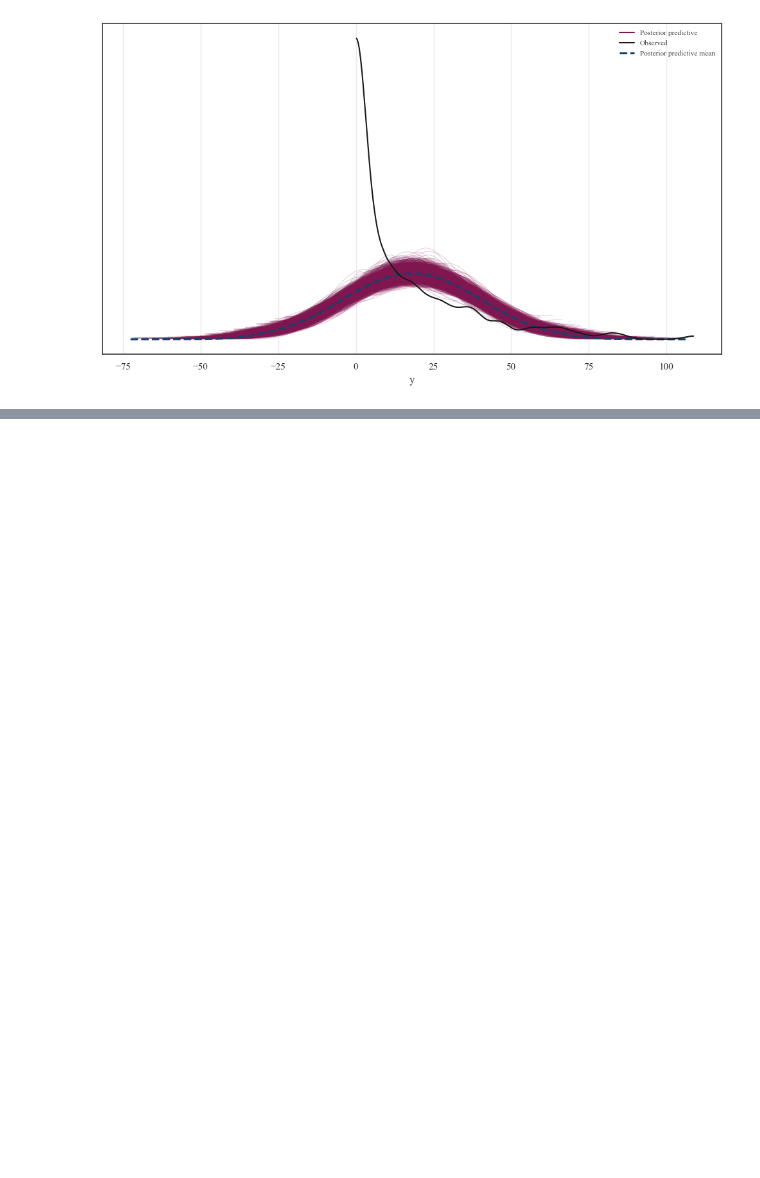
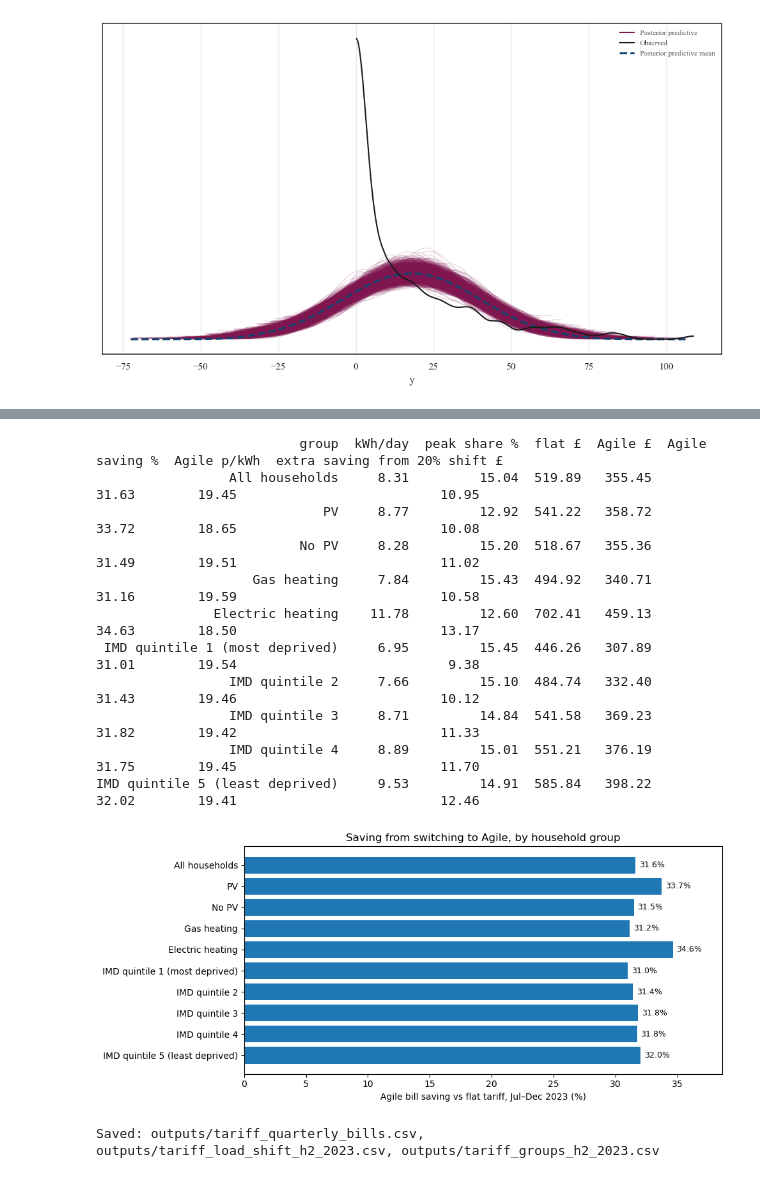
Before and after one commit to joshi-akanksha/Equitable-Energy-Load-Modeling, a Jupyter notebook: TariffSimulation.ipynb, the cells around one changed output, grey strips where cells are left out. Drawn from its saved outputs; the diff is of its cells as text; code cells hidden in the pictures; blank space fills up the shorter version.

```diff
--- a/TariffSimulation.ipynb
+++ b/TariffSimulation.ipynb
@@ -2575,0 +2719,57 @@ if __name__ == "__main__":
+# %%
+# Who benefits? The same comparison for household groups (Jul–Dec 2023, same region C prices for everyone)
+# SERL gives weekday/weekend profiles only for the whole sample, so every group here uses its "both" profile.
+groups = [("All households", {}),
+          ("PV", {"pv": "Yes"}), ("No PV", {"pv": "No"}),
+          ("Gas heating", {"fuel": "Gas"}), ("Electric heating", {"fuel": "Electric"})]
+groups += [(f"IMD quintile {q}" + (" (most deprived)" if q == "1" else " (least deprived)" if q == "5" else ""),
+            {"segment": "IMD_quintile", "segment_value": q}) for q in "12345"]
+
+h2_idx = tu.half_hour_index(H2_START, END)
+rows = []
+for name, filt in groups:
+    prof = su.daily_profile(hh, 2023, QUANTITY, "Wh", to_kwh=True, **filt)
+    lvl = su.monthly_series(monthly, QUANTITY, "kWh/day", **filt)
+    g_kwh = tu.build_consumption({"both": prof}, lvl, h2_idx)
+    ba, bf = tu.bill(g_kwh, agile, standing_agile), tu.bill(g_kwh, flat, standing_flat)
+    bs = tu.bill(tu.shift_peak(g_kwh, agile, 0.2), agile, standing_agile)
+    t = g_kwh.index.tz_convert(tu.UK_TZ).strftime("%H:%M")
+    rows.append({"group": name, "kWh/day": g_kwh.sum() / 184,
+                 "peak share %": 100 * g_kwh[(t >= "16:00") & (t < "19:00")].sum() / g_kwh.sum(),
+                 "flat £": bf["total_gbp"], "Agile £": ba["total_gbp"],
+                 "Agile saving %": 100 * (1 - ba["total_gbp"] / bf["total_gbp"]),
+                 "Agile p/kWh": ba["unit_p_per_kwh"],
+                 "extra saving from 20% shift £": ba["total_gbp"] - bs["total_gbp"]})
+group_table = pd.DataFrame(rows)
+print(group_table.round(2).to_string(index=False))
+
+fig, ax = plt.subplots(figsize=(10, 4.5))
+ax.barh(group_table["group"], group_table["Agile saving %"])
+ax.invert_yaxis()
+for y, v in enumerate(group_table["Agile saving %"]):
+    ax.text(v + 0.3, y, f"{v:.1f}%", va="center", fontsize=9)
+ax.set_xlim(0, group_table["Agile saving %"].max() + 4)
+ax.set_xlabel("Agile bill saving vs flat tariff, Jul–Dec 2023 (%)")
+ax.set_title("Saving from switching to Agile, by household group")
+plt.tight_layout(); plt.show()
+# %% [output]
+                          group  kWh/day  peak share %  flat £  Agile £  Agile saving %  Agile p/kWh  extra saving from 20% shift £
+                 All households     8.31         15.04  519.89   355.45           31.63        19.45                          10.95
+                             PV     8.77         12.92  541.22   358.72           33.72        18.65                          10.08
+                          No PV     8.28         15.20  518.67   355.36           31.49        19.51                          11.02
+                    Gas heating     7.84         15.43  494.92   340.71           31.16        19.59                          10.58
+               Electric heating    11.78         12.60  702.41   459.13           34.63        18.50                          13.17
+ IMD quintile 1 (most deprived)     6.95         15.45  446.26   307.89           31.01        19.54                           9.38
+                 IMD quintile 2     7.66         15.10  484.74   332.40           31.43        19.46                          10.12
+                 IMD quintile 3     8.71         14.84  541.58   369.23           31.82        19.42                          11.33
+                 IMD quintile 4     8.89         15.01  551.21   376.19           31.75        19.45                          11.70
+IMD quintile 5 (least deprived)     9.53         14.91  585.84   398.22           32.02        19.41                          12.46
+[figure, added]
+# %%
+# Save the tables for the write-up
+quarterly.to_csv("outputs/tariff_quarterly_bills.csv", index=False)
+shift_table.to_csv("outputs/tariff_load_shift_h2_2023.csv", index=False)
+group_table.to_csv("outputs/tariff_groups_h2_2023.csv", index=False)
+print("Saved: outputs/tariff_quarterly_bills.csv, outputs/tariff_load_shift_h2_2023.csv, outputs/tariff_groups_h2_2023.csv")
+# %% [output]
+Saved: outputs/tariff_quarterly_bills.csv, outputs/tariff_load_shift_h2_2023.csv, outputs/tariff_groups_h2_2023.csv
```
Also changed, not shown: parts of 7 cells of this notebook, 3 other files.
